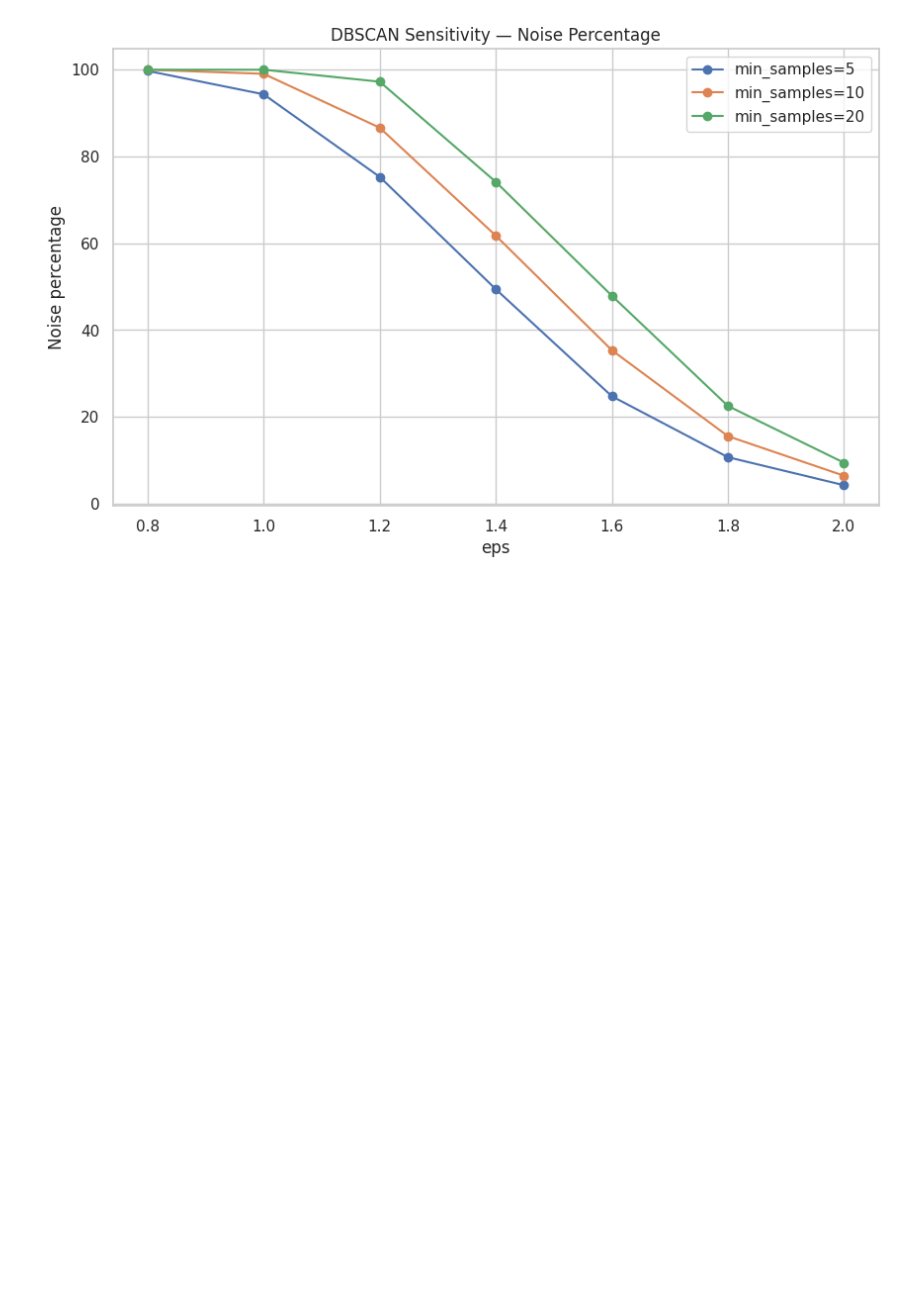
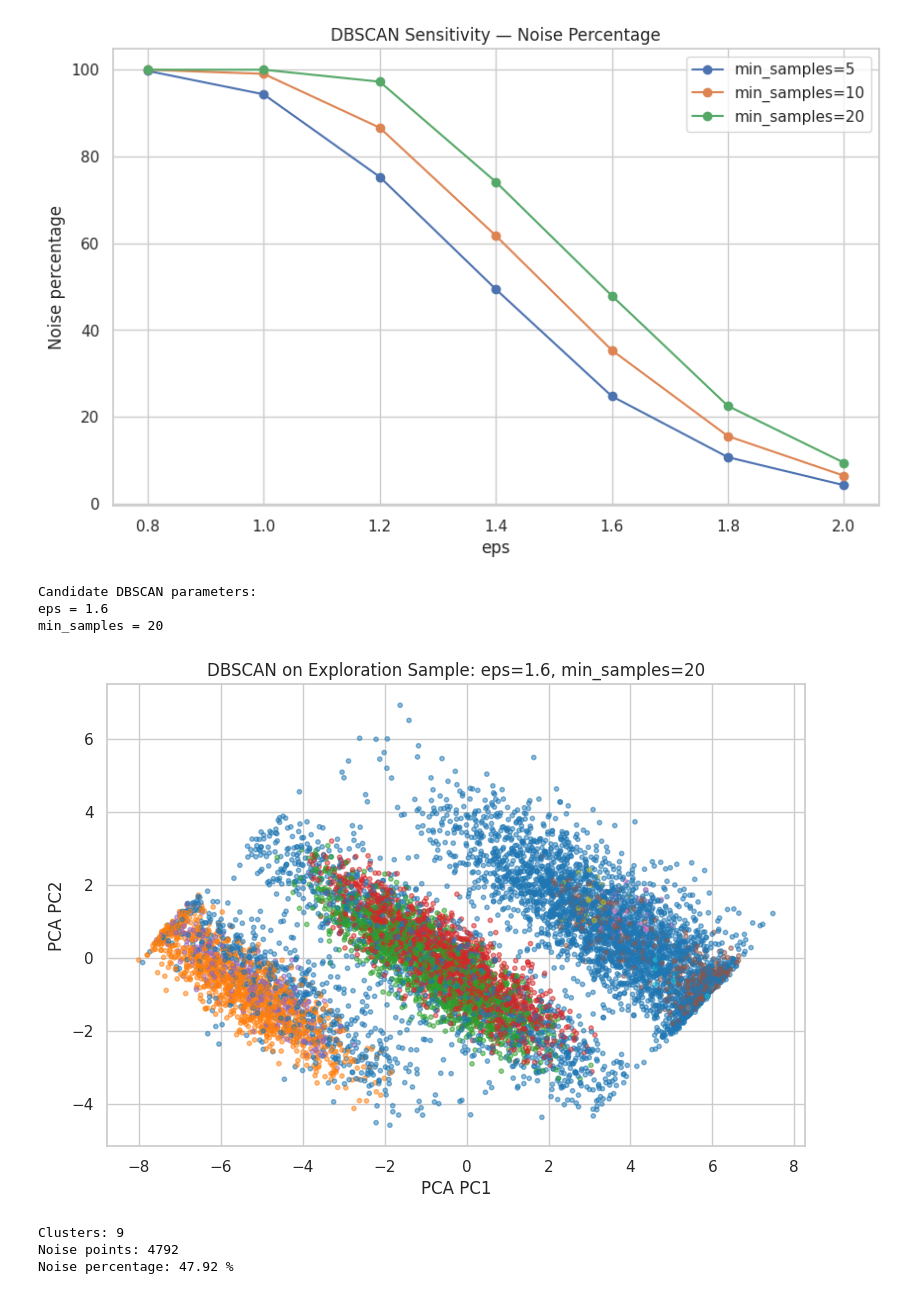
Before and after one commit to yaswanth-989/Machine_Learning_Programs, a Jupyter notebook: Untitled9.ipynb, the cells around one changed output. Drawn from its saved outputs; the diff is of its cells as text; code cells hidden in the pictures; blank space fills up the shorter version.

```diff
--- a/Untitled9.ipynb
+++ b/Untitled9.ipynb
@@ -513,3 +513,59 @@ ax.legend()
 plt.show()
 # %% [output]
 [figure]
+# %%
+# Select a candidate based on silhouette, while avoiding extremely high noise.
+valid_db = dbscan_results[
+    dbscan_results["silhouette_non_noise"].notna() &
+    (dbscan_results["noise_pct"] < 50)
+].copy()
+
+if len(valid_db):
+    best_db_row = valid_db.sort_values(
+        ["silhouette_non_noise", "noise_pct"],
+        ascending=[False, True]
+    ).iloc[0]
+    BEST_EPS = float(best_db_row["eps"])
+    BEST_MIN_SAMPLES = int(best_db_row["min_samples"])
+else:
+    BEST_EPS = 1.2
+    BEST_MIN_SAMPLES = 10
+
+print("Candidate DBSCAN parameters:")
+print("eps =", BEST_EPS)
+print("min_samples =", BEST_MIN_SAMPLES)
+# %% [output]
+Candidate DBSCAN parameters:
+eps = 1.6
+min_samples = 20
+# %%
+db_final_sample = DBSCAN(
+    eps=BEST_EPS,
+    min_samples=BEST_MIN_SAMPLES,
+    n_jobs=-1
+).fit_predict(X_db_sample)
+
+db_pca2 = PCA(n_components=2, random_state=RANDOM_STATE).fit_transform(X_db_sample)
+
+plt.figure(figsize=(9, 6))
+plt.scatter(
+    db_pca2[:, 0],
+    db_pca2[:, 1],
+    c=db_final_sample,
+    s=10,
+    alpha=0.5,
+    cmap="tab10"
+)
+plt.xlabel("PCA PC1")
+plt.ylabel("PCA PC2")
+plt.title(f"DBSCAN on Exploration Sample: eps={BEST_EPS}, min_samples={BEST_MIN_SAMPLES}")
+plt.show()
+
+print("Clusters:", len(set(db_final_sample)) - (1 if -1 in db_final_sample else 0))
+print("Noise points:", int((db_final_sample == -1).sum()))
+print("Noise percentage:", round((db_final_sample == -1).mean() * 100, 2), "%")
+# %% [output]
+[figure, added]
+Clusters: 9
+Noise points: 4792
+Noise percentage: 47.92 %
```
Also changed, not shown: parts of 19 cells of this notebook.
